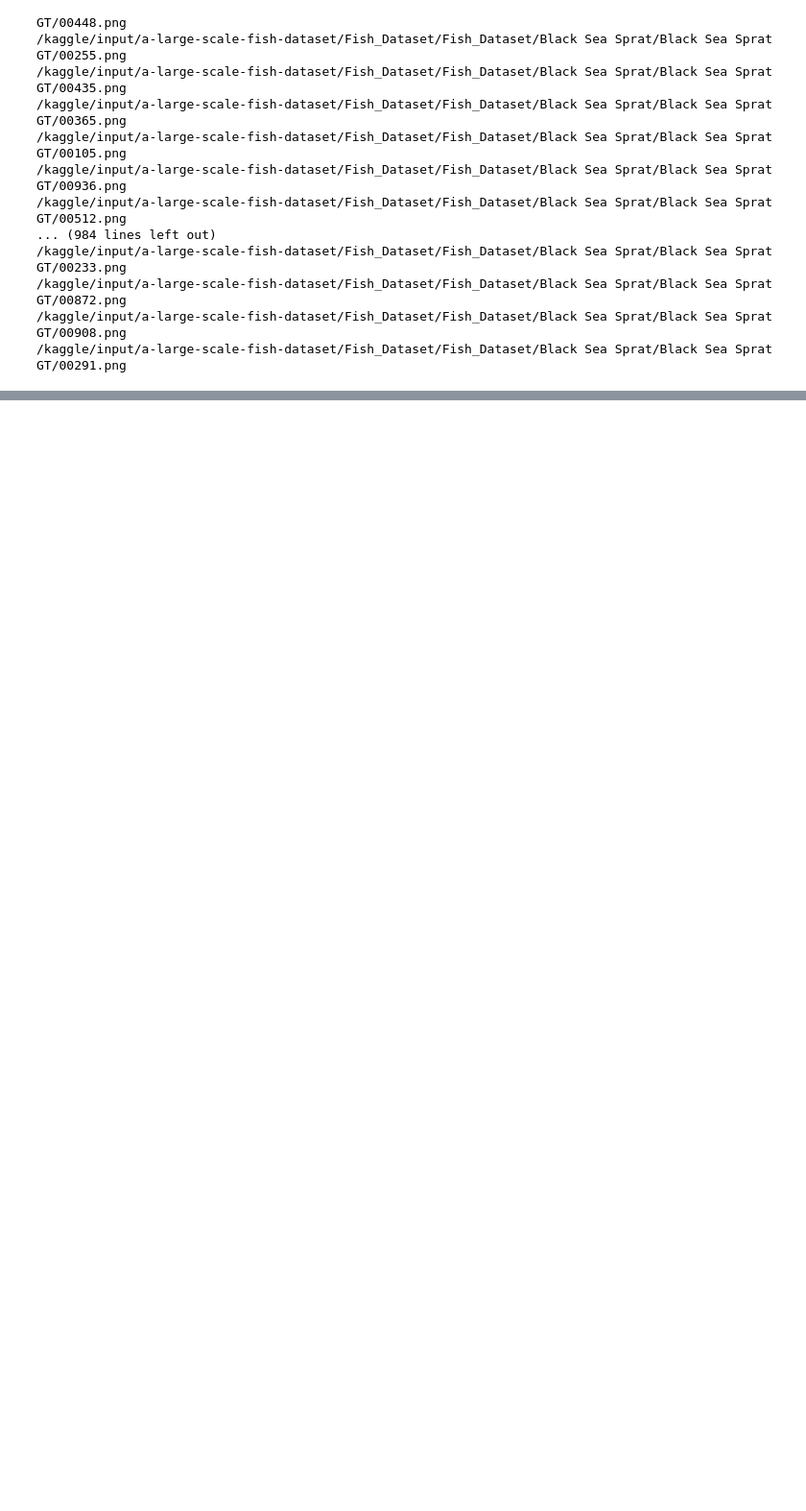
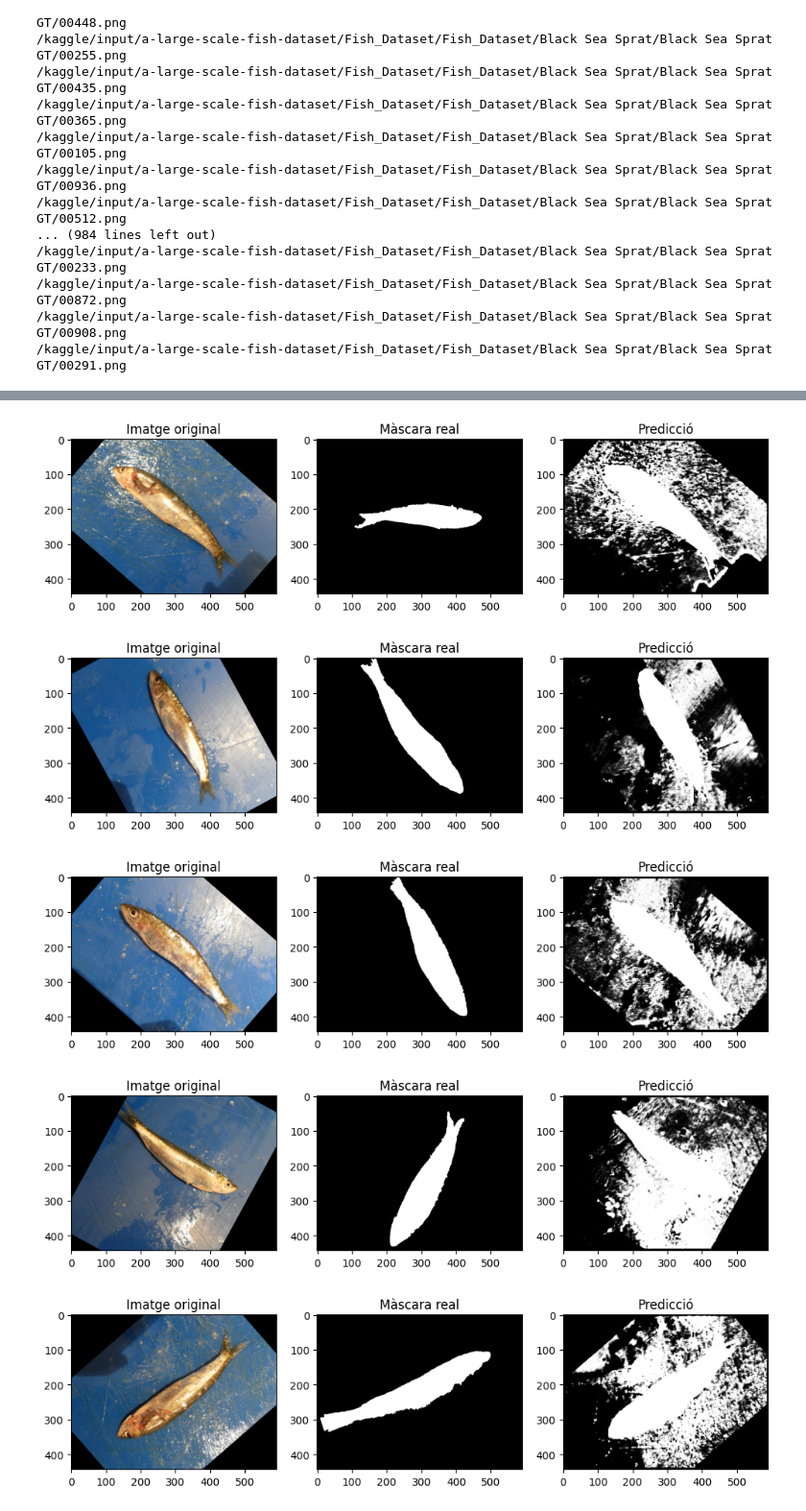
Before and after one commit to Senna256/TFG, a Jupyter notebook: tfg-prova1.ipynb, the cells around one changed output, grey strips where cells are left out. Shown at 96% size. Saved outputs shown, nothing was run; the diff lists cells and outputs as text; code cells hidden in the pictures; blank space fills up the shorter version.

```diff
--- a/tfg-prova1.ipynb
+++ b/tfg-prova1.ipynb
@@ -251,7 +339,7 @@ for i in range(num_samples):
 
     plt.subplot(1, 3, 2)
     plt.imshow(sample_masks_true[i][:, :, 0], cmap='gray')
-    plt.title('Màscara real)
+    plt.title('Màscara real')
 
 
     plt.subplot(1, 3, 3)
@@ -259,3 +347,4 @@ for i in range(num_samples):
     plt.title('Predicció')
 
     plt.show()
+# %% [output]
@@ -262,3 +352,8 @@ for i in range(num_samples):
+[figure, added]
+[figure, added]
+[figure, added]
+[figure, added]
+[figure, added]
 # %%
 ###### PROVES VARIES###########
 # %%
```
Also changed, not shown: parts of 17 cells of this notebook.
